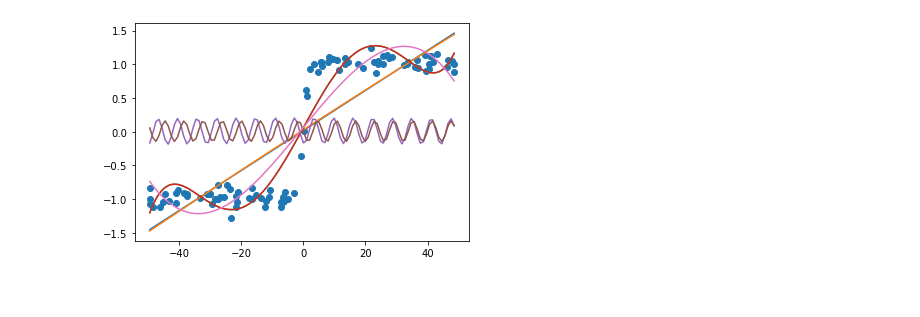
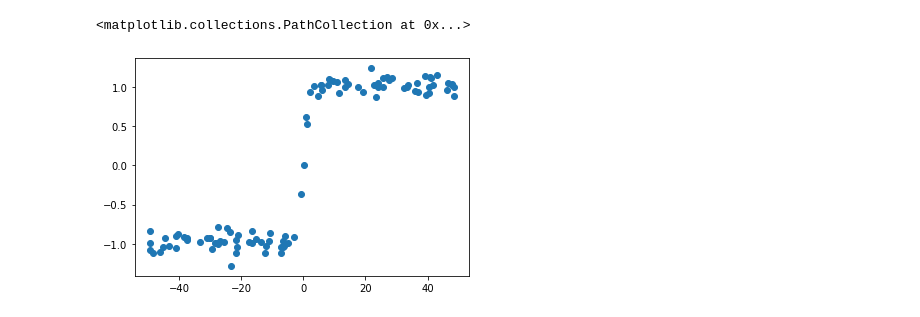
Before and after one commit to UMD-ENMA165/4-21-22-Class, a Jupyter notebook: curve_fitting.ipynb, the cells around one changed output. Cells and saved outputs as stored; diff of their text form; code cells hidden in the pictures.

```diff
--- a/curve_fitting.ipynb
+++ b/curve_fitting.ipynb
@@ -42,5 +162,6 @@ def fitting(x,y):
 # %%
 x,y = np.loadtxt('data/set2.csv', delimiter=',', unpack = True)
-fitting(x,y)
+plt.scatter(x,y)
 # %% [output]
+<matplotlib.collections.PathCollection at 0x...>
-[figure, old version]
+[figure, new version]
```
Also changed, not shown: parts of 27 cells of this notebook.
